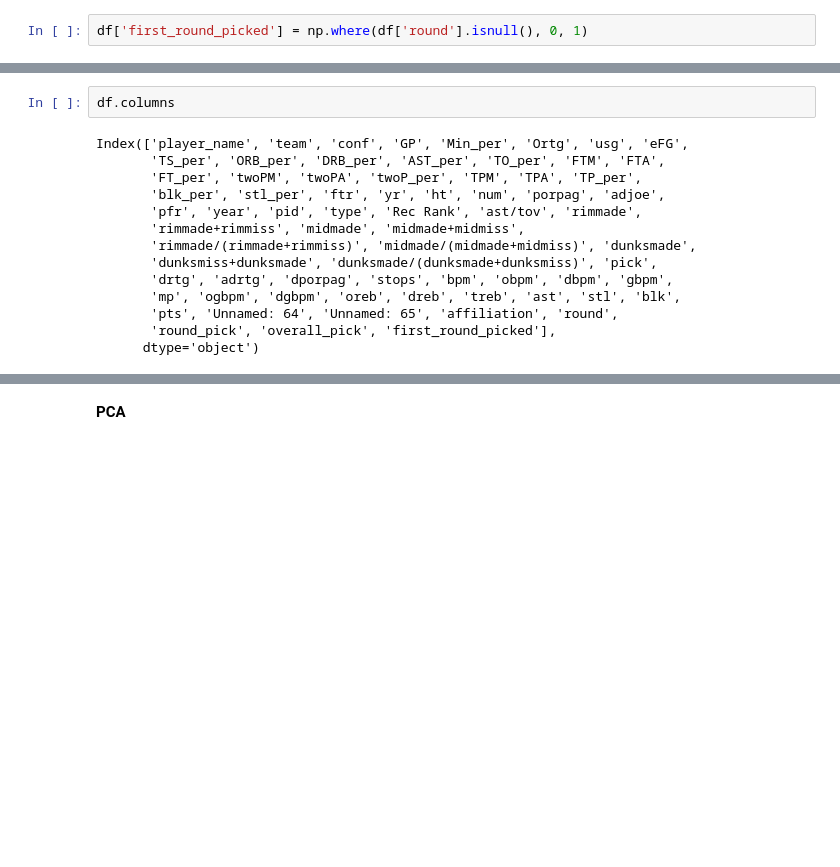
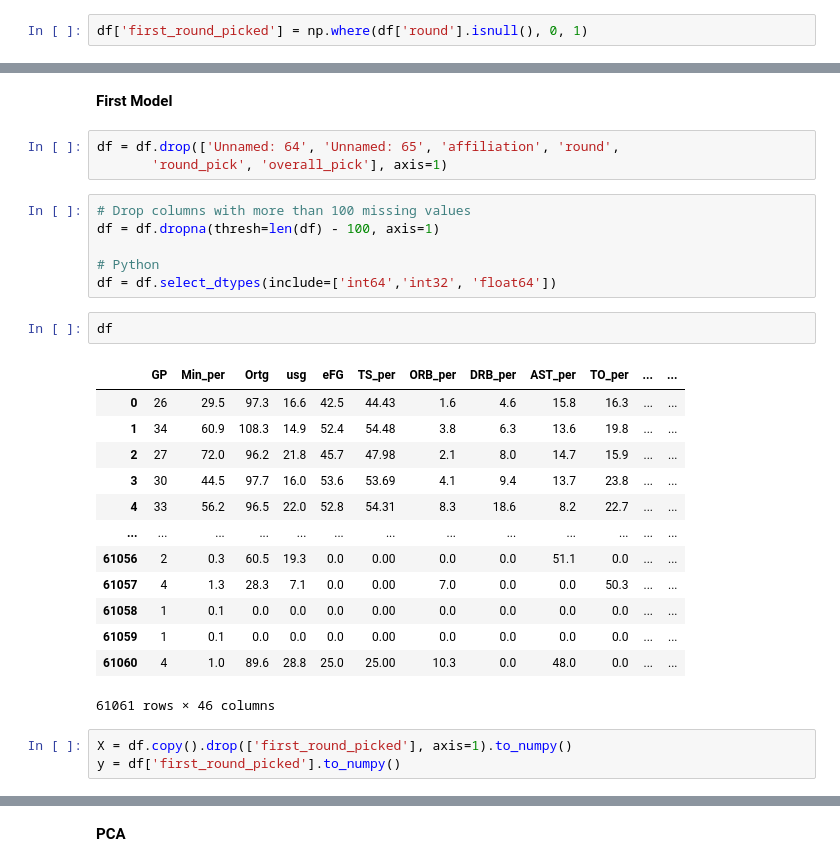
Before and after one commit to giorgiodemarchi/Draft-Player-Prediction-AdvancedAnalyticsEdge, a Jupyter notebook: EDA.ipynb, the cells around one changed output, grey strips where cells are left out. Saved outputs shown, nothing was run; the diff lists cells and outputs as text; blank space fills up the shorter version.

```diff
--- a/EDA.ipynb
+++ b/EDA.ipynb
@@ -120,16 +140,30 @@ df['first_round_picked'] = np.where(df['round'].isnull(), 0, 1)
+# %% [markdown]
+**First Model**
+# %%
+df = df.drop(['Unnamed: 64', 'Unnamed: 65', 'affiliation', 'round',
+       'round_pick', 'overall_pick'], axis=1)
+# %%
+# Drop columns with more than 100 missing values
+df = df.dropna(thresh=len(df) - 100, axis=1)
+
+# Python
+df = df.select_dtypes(include=['int64','int32', 'float64'])
 # %%
-df.columns
+df
 # %% [output]
+|  | GP | Min_per | Ortg | usg | eFG | TS_per | ORB_per | DRB_per | AST_per | TO_per | ... | ... |
+| 0 | 26 | 29.5 | 97.3 | 16.6 | 42.5 | 44.43 | 1.6 | 4.6 | 15.8 | 16.3 | ... | ... |
+| 1 | 34 | 60.9 | 108.3 | 14.9 | 52.4 | 54.48 | 3.8 | 6.3 | 13.6 | 19.8 | ... | ... |
+| 2 | 27 | 72.0 | 96.2 | 21.8 | 45.7 | 47.98 | 2.1 | 8.0 | 14.7 | 15.9 | ... | ... |
+| 3 | 30 | 44.5 | 97.7 | 16.0 | 53.6 | 53.69 | 4.1 | 9.4 | 13.7 | 23.8 | ... | ... |
+| 4 | 33 | 56.2 | 96.5 | 22.0 | 52.8 | 54.31 | 8.3 | 18.6 | 8.2 | 22.7 | ... | ... |
+| ... | ... | ... | ... | ... | ... | ... | ... | ... | ... | ... | ... | ... |
+| 61056 | 2 | 0.3 | 60.5 | 19.3 | 0.0 | 0.00 | 0.0 | 0.0 | 51.1 | 0.0 | ... | ... |
+| 61057 | 4 | 1.3 | 28.3 | 7.1 | 0.0 | 0.00 | 7.0 | 0.0 | 0.0 | 50.3 | ... | ... |
+| 61058 | 1 | 0.1 | 0.0 | 0.0 | 0.0 | 0.00 | 0.0 | 0.0 | 0.0 | 0.0 | ... | ... |
+| 61059 | 1 | 0.1 | 0.0 | 0.0 | 0.0 | 0.00 | 0.0 | 0.0 | 0.0 | 0.0 | ... | ... |
+| 61060 | 4 | 1.0 | 89.6 | 28.8 | 25.0 | 25.00 | 10.3 | 0.0 | 48.0 | 0.0 | ... | ... |
-Index(['player_name', 'team', 'conf', 'GP', 'Min_per', 'Ortg', 'usg', 'eFG',
-       'TS_per', 'ORB_per', 'DRB_per', 'AST_per', 'TO_per', 'FTM', 'FTA',
-       'FT_per', 'twoPM', 'twoPA', 'twoP_per', 'TPM', 'TPA', 'TP_per',
-       'blk_per', 'stl_per', 'ftr', 'yr', 'ht', 'num', 'porpag', 'adjoe',
-       'pfr', 'year', 'pid', 'type', 'Rec Rank', 'ast/tov', 'rimmade',
-       'rimmade+rimmiss', 'midmade', 'midmade+midmiss',
-       'rimmade/(rimmade+rimmiss)', 'midmade/(midmade+midmiss)', 'dunksmade',
-       'dunksmiss+dunksmade', 'dunksmade/(dunksmade+dunksmiss)', 'pick',
-       'drtg', 'adrtg', 'dporpag', 'stops', 'bpm', 'obpm', 'dbpm', 'gbpm',
-       'mp', 'ogbpm', 'dgbpm', 'oreb', 'dreb', 'treb', 'ast', 'stl', 'blk',
-       'pts', 'Unnamed: 64', 'Unnamed: 65', 'affiliation', 'round',
-       'round_pick', 'overall_pick', 'first_round_picked'],
-      dtype='object')
+61061 rows × 46 columns
+# %%
+X = df.copy().drop(['first_round_picked'], axis=1).to_numpy()
+y = df['first_round_picked'].to_numpy()
```
Also changed, not shown: parts of 7 cells of this notebook.
